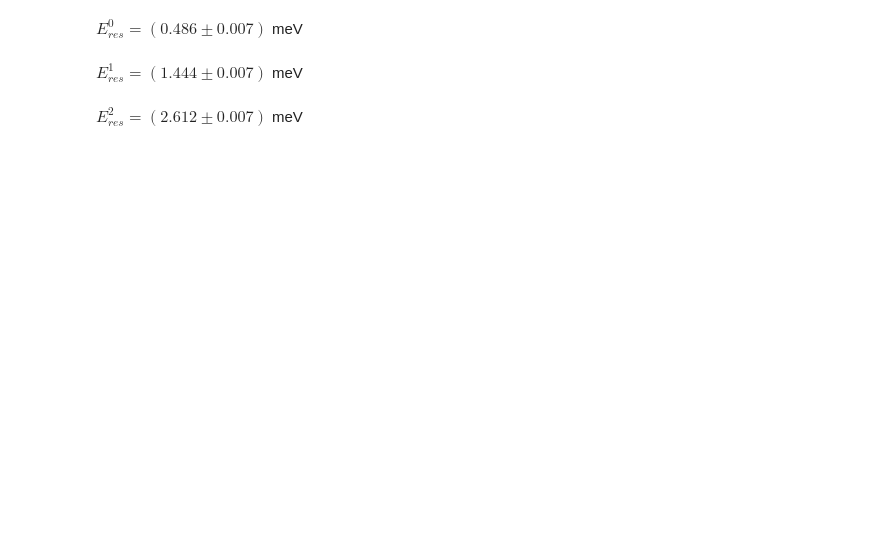
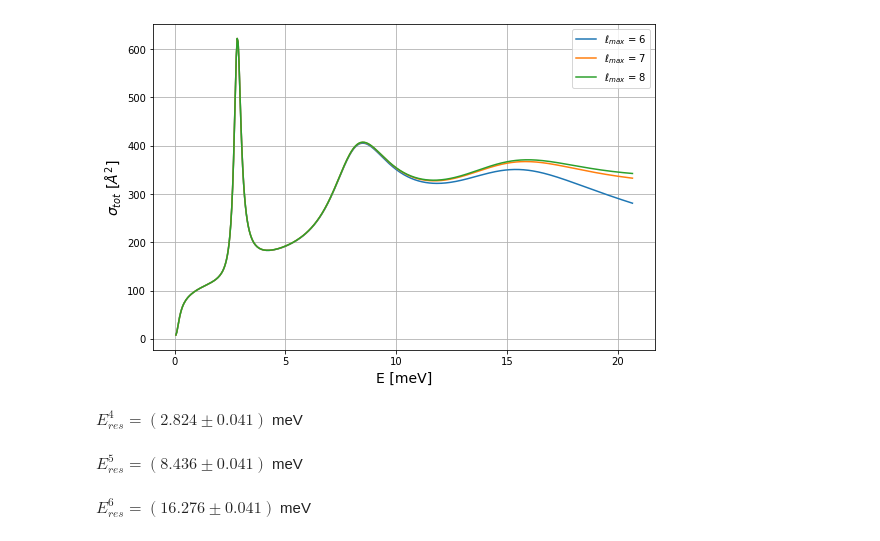
Before and after one commit to muuusso/advanced-computational-physics, a Jupyter notebook: numerov/H-Kr.ipynb, the cells around one changed output. Cells and saved outputs as stored; diff of their text form; code cells hidden in the pictures; blank space fills up the shorter version.

```diff
--- a/numerov/H-Kr.ipynb
+++ b/numerov/H-Kr.ipynb
@@ -233,0 +227,22 @@ plt.show()
+# %%
+plt.figure(figsize=(18, 6))
+plt.subplot(121)
+E = np.linspace(0.01, 3.5, 500)
+for l in range(7):
+    plt.plot(E, cross[:, l, 0]*sigma**2, label=f'$\ell$ = {l}')
+
+plt.ylabel('$\\sigma_{\ell}$ [$\\AA^2$]', fontsize=14)
+plt.xlabel('E [meV]', fontsize=14)
+plt.title('Partial cross sections', fontsize=16)
+plt.grid()
+plt.legend()
+
+plt.subplot(122)
+int_cross = np.sum(cross[:, :7, :], axis=1)
+plt.errorbar(E*epsilon, int_cross[:, 0]*sigma**2)
+plt.ylabel('$\\sigma_{tot}$ [$\\AA^2$]', fontsize=14)
+plt.xlabel('E [meV]', fontsize=14)
+plt.title('Total cross section', fontsize=16)
+plt.grid()
+pdf.savefig()
+plt.show()
@@ -234,13 +251,30 @@ plt.show()
+# %%
+E = np.linspace(0.01, 3.5, 500)
+
+for l in range(6, l_max+1):
+    int_cross = np.sum(cross[:, :l+1, :], axis=1)
+    plt.plot(E*epsilon, int_cross[:, 0]*sigma**2, label=f'$\ell_{{max}}$ = {l}')
+plt.ylabel('$\\sigma_{tot}$ [$\\AA^2$]', fontsize=14)
+plt.xlabel('E [meV]', fontsize=14)
+plt.grid()
+plt.legend()
+pdf.savefig()
+plt.show()
+# %% [output]
+[figure, added]
 # %%
-res0 = cross[:, 0][:100].argmax()
-res1 = cross[:, 0][100:300].argmax() + 100
-res2 = cross[:, 0][300:].argmax() + 300
+E = np.linspace(0.01, 3.5, 500)
+
+# find resonant frequencies
+res0 = cross[:, 4, 0].argmax()
+res1 = cross[:, 5, 0].argmax()
+res2 = cross[:, 6, 0].argmax()
 
 dE = (E[1] - E[0])*epsilon
-display(Latex(f'$E_{{res}}^0 = ({E[res0]*epsilon:.3f} \pm {dE:.3f})$ meV'))
-display(Latex(f'$E_{{res}}^1 = ({E[res1]*epsilon:.3f} \pm {dE:.3f})$ meV'))
-display(Latex(f'$E_{{res}}^2 = ({E[res2]*epsilon:.3f} \pm {dE:.3f})$ meV'))
+display(Latex(f'$E_{{res}}^4 = ({E[res0]*epsilon:.3f} \pm {dE:.3f})$ meV'))
+display(Latex(f'$E_{{res}}^5 = ({E[res1]*epsilon:.3f} \pm {dE:.3f})$ meV'))
+display(Latex(f'$E_{{res}}^6 = ({E[res2]*epsilon:.3f} \pm {dE:.3f})$ meV'))
 # %% [output]
-$E_{res}^0 = (0.486 \pm 0.007)$ meV
+$E_{res}^4 = (2.824 \pm 0.041)$ meV
-$E_{res}^1 = (1.444 \pm 0.007)$ meV
+$E_{res}^5 = (8.436 \pm 0.041)$ meV
-$E_{res}^2 = (2.612 \pm 0.007)$ meV
+$E_{res}^6 = (16.276 \pm 0.041)$ meV
```
Also changed, not shown: parts of 16 cells of this notebook, 6 other files.
